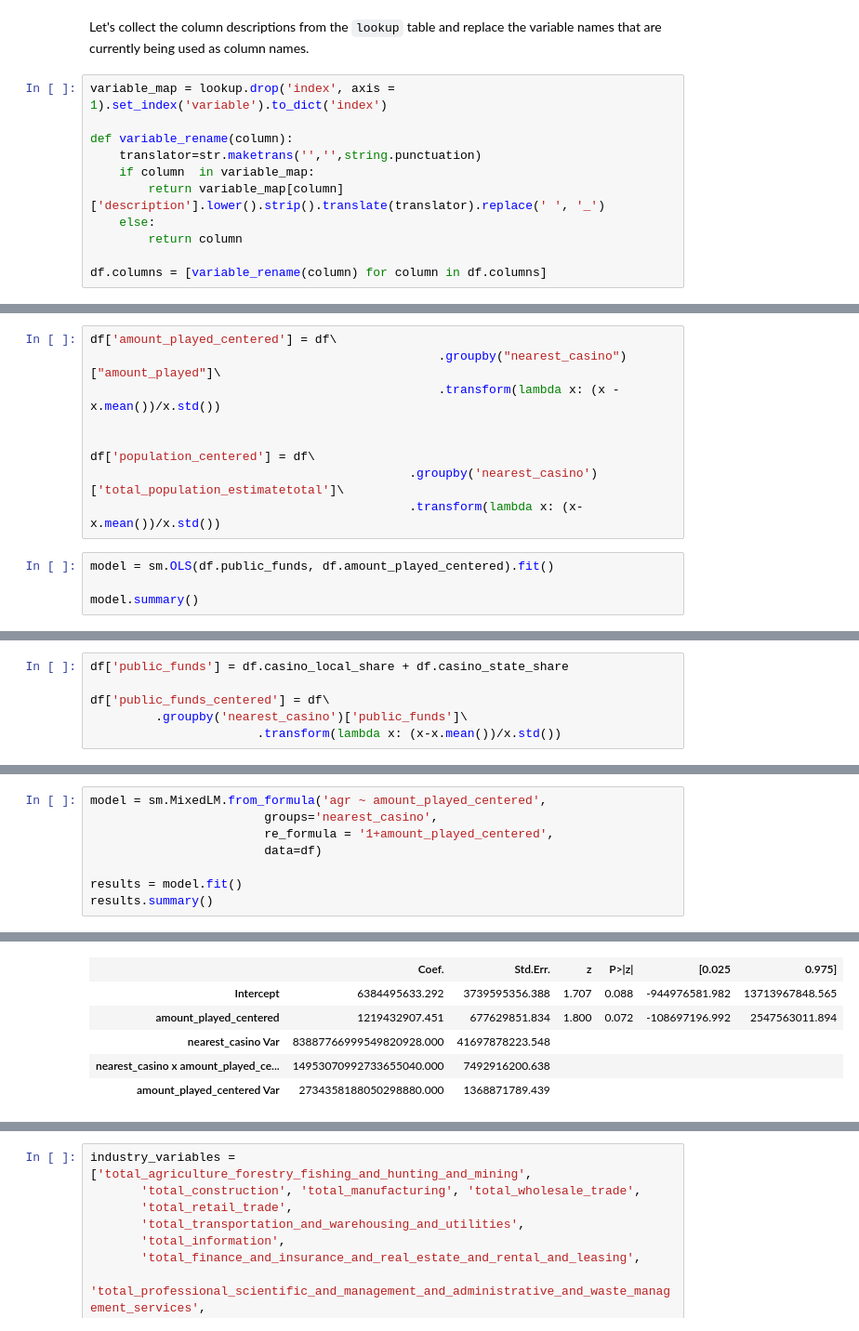
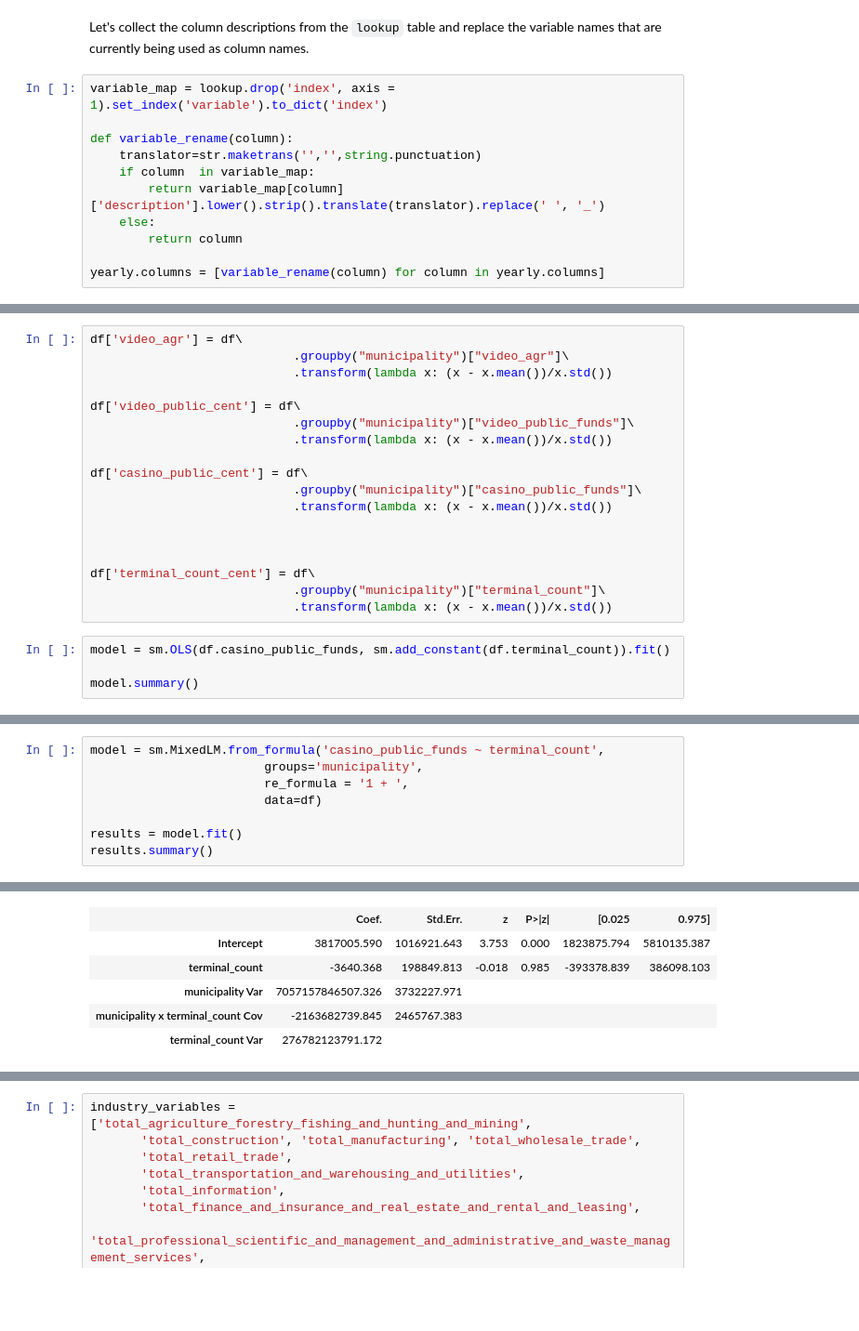
Before and after one commit to joelsewhere/illinois-gaming, a Jupyter notebook: notebooks/eda.ipynb, the cells around one changed output, grey strips where cells are left out. Shown at 93% size. Saved outputs shown, nothing was run; the diff lists cells and outputs as text; blank space fills up the shorter version.

Commit message:
Pushing tables/ and updated scraping/db code

```diff
--- a/notebooks/eda.ipynb
+++ b/notebooks/eda.ipynb
@@ -278,4 +333,4 @@ def variable_rename(column):
     else:
         return column
 
-df.columns = [variable_rename(column) for column in df.columns]
+yearly.columns = [variable_rename(column) for column in yearly.columns]
@@ -325,14 +467,23 @@ Warnings:
 # %%
-df['amount_played_centered'] = df\
-                                                .groupby("nearest_casino")["amount_played"]\
-                                                .transform(lambda x: (x - x.mean())/x.std())
+df['video_agr'] = df\
+                            .groupby("municipality")["video_agr"]\
+                            .transform(lambda x: (x - x.mean())/x.std())
+
+df['video_public_cent'] = df\
+                            .groupby("municipality")["video_public_funds"]\
+                            .transform(lambda x: (x - x.mean())/x.std())
+
+df['casino_public_cent'] = df\
+                            .groupby("municipality")["casino_public_funds"]\
+                            .transform(lambda x: (x - x.mean())/x.std())
 
 
-df['population_centered'] = df\
-                                            .groupby('nearest_casino')['total_population_estimatetotal']\
-                                            .transform(lambda x: (x-x.mean())/x.std())
+
+df['terminal_count_cent'] = df\
+                            .groupby("municipality")["terminal_count"]\
+                            .transform(lambda x: (x - x.mean())/x.std())
 # %%
-model = sm.OLS(df.public_funds, df.amount_played_centered).fit()
+model = sm.OLS(df.casino_public_funds, sm.add_constant(df.terminal_count)).fit()
 
 model.summary()
 # %% [output]
@@ -374,6 +508,0 @@ df
-# %%
-df['public_funds'] = df.casino_local_share + df.casino_state_share
-
-df['public_funds_centered'] = df\
-         .groupby('nearest_casino')['public_funds']\
-                       .transform(lambda x: (x-x.mean())/x.std())
@@ -382,7 +514,7 @@ df = df.loc[:'2019']
 # %%
-model = sm.MixedLM.from_formula('agr ~ amount_played_centered',
-                        groups='nearest_casino',
-                        re_formula = '1+amount_played_centered',
+model = sm.MixedLM.from_formula('casino_public_funds ~ terminal_count',
+                        groups='municipality',
+                        re_formula = '1 + ',
                         data=df)
 
 results = model.fit()
@@ -397,6 +529,6 @@ results.summary()
 |  | Coef. | Std.Err. | z | P>|z| | [0.025 | 0.975] |
-| Intercept | 6384495633.292 | 3739595356.388 | 1.707 | 0.088 | -944976581.982 | 13713967848.565 |
-| amount_played_centered | 1219432907.451 | 677629851.834 | 1.800 | 0.072 | -108697196.992 | 2547563011.894 |
-| nearest_casino Var | 83887766999549820928.000 | 41697878223.548 |  |  |  |  |
-| nearest_casino x amount_played_ce... | 14953070992733655040.000 | 7492916200.638 |  |  |  |  |
-| amount_played_centered Var | 2734358188050298880.000 | 1368871789.439 |  |  |  |  |
+| Intercept | 3817005.590 | 1016921.643 | 3.753 | 0.000 | 1823875.794 | 5810135.387 |
+| terminal_count | -3640.368 | 198849.813 | -0.018 | 0.985 | -393378.839 | 386098.103 |
+| municipality Var | 7057157846507.326 | 3732227.971 |  |  |  |  |
+| municipality x terminal_count Cov | -2163682739.845 | 2465767.383 |  |  |  |  |
+| terminal_count Var | 276782123791.172 |  |  |  |  |  |
```
Also changed, not shown: parts of 47 cells of this notebook, 10 other files.
